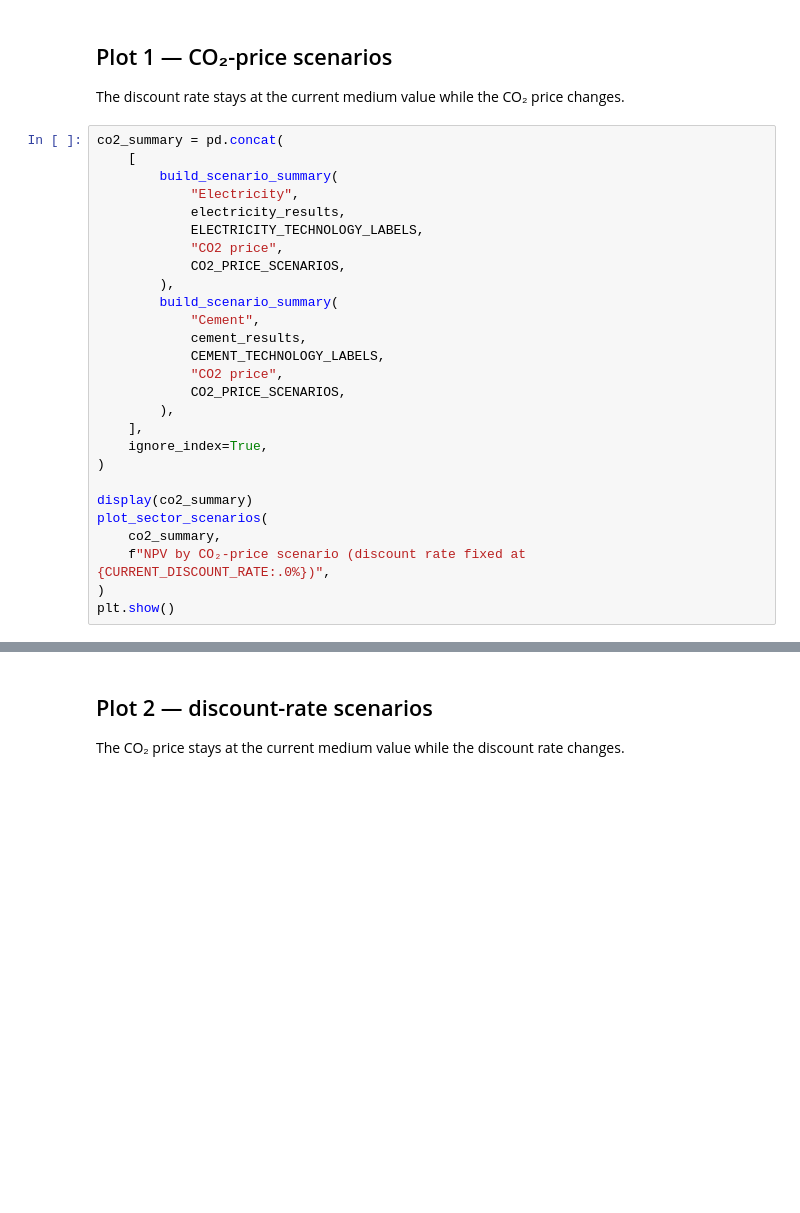
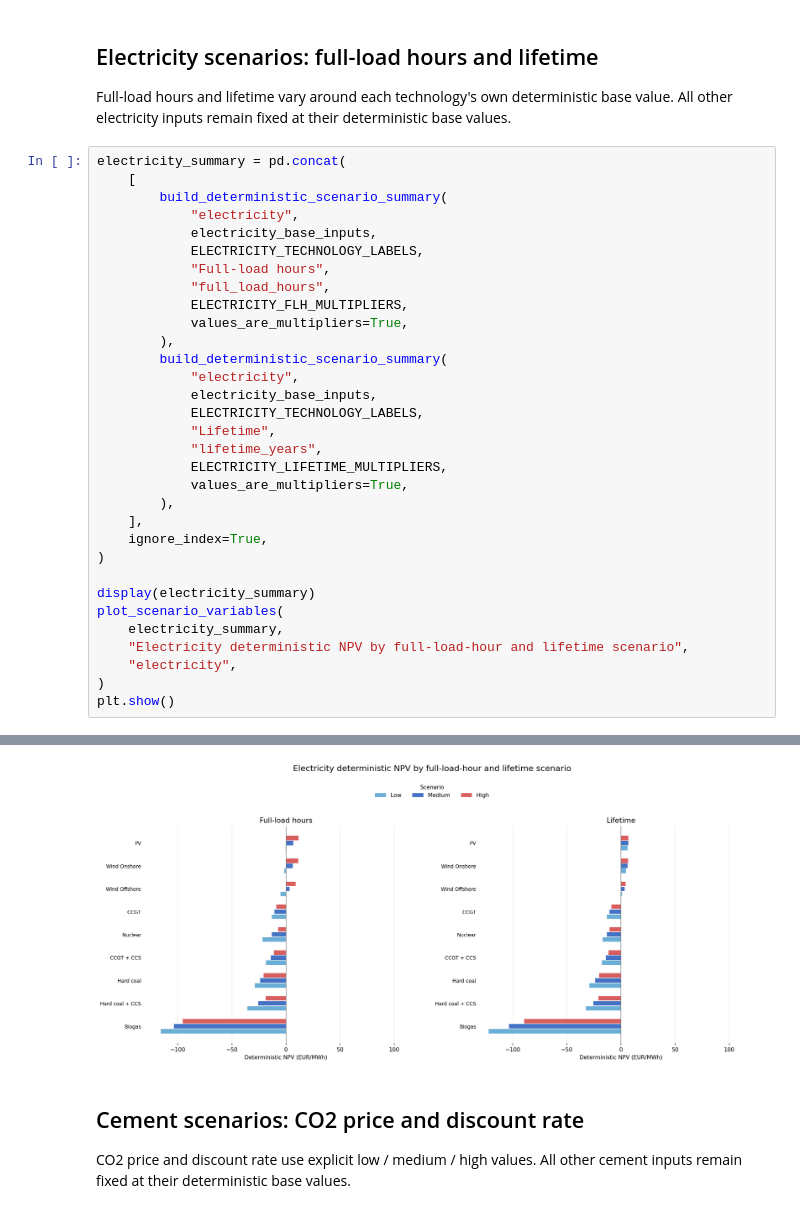
Before and after one commit to Finnzn/Master-Thesis, a Jupyter notebook: notebooks/co2_discount_rate_scenarios.ipynb, the cells around one changed output, grey strips where cells are left out. Cells and saved outputs as stored; diff of their text form; blank space fills up the shorter version.

```diff
--- a/notebooks/co2_discount_rate_scenarios.ipynb
+++ b/notebooks/co2_discount_rate_scenarios.ipynb
@@ -221,33 +249,39 @@ def plot_sector_scenarios(summary, figure_title):
     fig.tight_layout(rect=(0.0, 0.0, 1.0, 0.90))
     return fig
 # %% [markdown]
-## Plot 1 — CO₂-price scenarios
+## Electricity scenarios: full-load hours and lifetime
 
-The discount rate stays at the current medium value while the CO₂ price changes.
+Full-load hours and lifetime vary around each technology's own deterministic base value. All other electricity inputs remain fixed at their deterministic base values.
 # %%
-co2_summary = pd.concat(
+electricity_summary = pd.concat(
     [
-        build_scenario_summary(
-            "Electricity",
-            electricity_results,
+        build_deterministic_scenario_summary(
+            "electricity",
+            electricity_base_inputs,
             ELECTRICITY_TECHNOLOGY_LABELS,
-            "CO2 price",
-            CO2_PRICE_SCENARIOS,
+            "Full-load hours",
+            "full_load_hours",
+            ELECTRICITY_FLH_MULTIPLIERS,
+            values_are_multipliers=True,
         ),
-        build_scenario_summary(
-            "Cement",
-            cement_results,
-            CEMENT_TECHNOLOGY_LABELS,
-            "CO2 price",
-            CO2_PRICE_SCENARIOS,
+        build_deterministic_scenario_summary(
+            "electricity",
+            electricity_base_inputs,
+            ELECTRICITY_TECHNOLOGY_LABELS,
+            "Lifetime",
+            "lifetime_years",
+            ELECTRICITY_LIFETIME_MULTIPLIERS,
+            values_are_multipliers=True,
         ),
     ],
     ignore_index=True,
 )
 
-display(co2_summary)
-plot_sector_scenarios(
-    co2_summary,
-    f"NPV by CO₂-price scenario (discount rate fixed at {CURRENT_DISCOUNT_RATE:.0%})",
+display(electricity_summary)
+plot_scenario_variables(
+    electricity_summary,
+    "Electricity deterministic NPV by full-load-hour and lifetime scenario",
+    "electricity",
 )
 plt.show()
+# %% [output]
@@ -254,5 +305,6 @@ plt.show()
+[figure, added]
 # %% [markdown]
-## Plot 2 — discount-rate scenarios
+## Cement scenarios: CO2 price and discount rate
 
-The CO₂ price stays at the current medium value while the discount rate changes.
+CO2 price and discount rate use explicit low / medium / high values. All other cement inputs remain fixed at their deterministic base values.
 # %%
```
Also changed, not shown: parts of 11 cells of this notebook, 1 other file.
